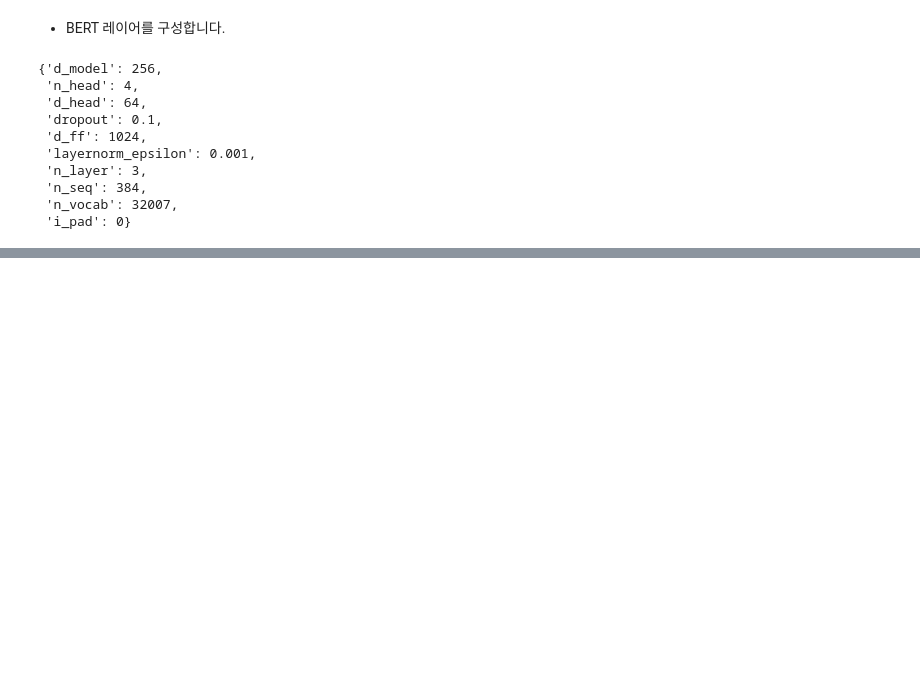
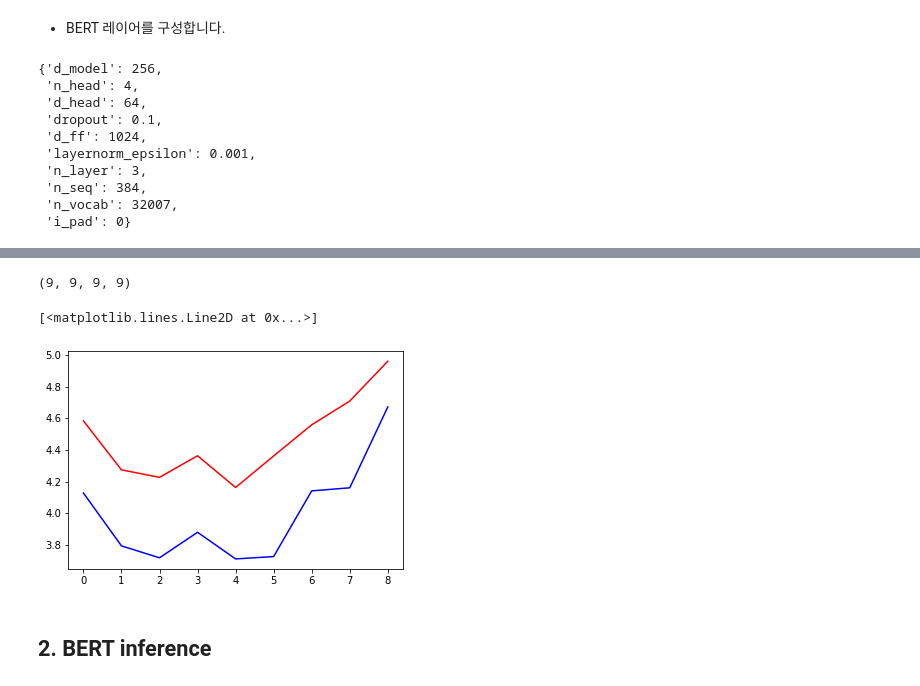
Before and after one commit to miinkang/AI_Project_AIFFEL, a Jupyter notebook: [E-19]KorQuAD_BERT.ipynb, the cells around one changed output, grey strips where cells are left out. Cells and saved outputs as stored; diff of their text form; code cells hidden in the pictures; blank space fills up the shorter version.

Commit message:
exploration 19. KorQuAD task with BERT

```diff
--- a/[E-19]KorQuAD_BERT.ipynb
+++ b/[E-19]KorQuAD_BERT.ipynb
@@ -1381,12 +1383,42 @@ acc_fn = tf.keras.metrics.sparse_categorical_accuracy
 
 optimizer = tf.keras.optimizers.Adam(learning_rate=5e-4)
 
+# 학습과정 시각화
+start_loss_list = []
+end_loss_list = []
+start_acc_list = []
+end_acc_list = []
+
+val_start_loss_list = []
+val_end_loss_list = []
+val_start_acc_list = []
+val_end_acc_list = []
+
 best_acc = .0
 patience = 0
-for epoch in range(20):
+for epoch in range(10):
+    # train set 학습
+    train_epoch(model, train_dataset, loss_fn, acc_fn, optimizer)
+    start_loss, end_loss, start_acc, end_acc = eval_epoch(model, train_dataset, loss_fn, acc_fn)
+    print(f'eval {epoch} >> loss: {start_loss:0.4f}, {end_loss:0.4f}, acc: {start_acc:0.4f}, {end_acc:0.4f}')
+
+    # 학습과정 시각화
+    start_loss_list.append(start_loss)
+    end_loss_list.append(end_loss)
+    start_acc_list.append(start_acc)
+    end_acc_list.append(end_acc)
+
+    # validation set 학습
     train_epoch(model, train_dataset, loss_fn, acc_fn, optimizer)
     start_loss, end_loss, start_acc, end_acc = eval_epoch(model, dev_dataset, loss_fn, acc_fn)
     print(f'eval {epoch} >> loss: {start_loss:0.4f}, {end_loss:0.4f}, acc: {start_acc:0.4f}, {end_acc:0.4f}')
+
+    # 학습과정 시각화
+    val_start_loss_list.append(start_loss)
+    val_end_loss_list.append(end_loss)
+    val_start_acc_list.append(start_acc)
+    val_end_acc_list.append(end_acc)
+
     acc = start_acc + end_acc
     if best_acc < acc:
         patience = 0
@@ -1400,0 +1450,12 @@ for epoch in range(20):
+# %%
+len(start_loss_list), len(end_loss_list), len(start_acc_list), len(end_acc_list)
+# %% [output]
+(9, 9, 9, 9)
+# %%
+plt.plot(start_loss_list, 'b')
+plt.plot(end_loss_list, 'r')
+# %% [output]
+[<matplotlib.lines.Line2D at 0x...>]
+[figure, added]
+# %% [markdown]
+## 2. BERT inference
```
Also changed, not shown: parts of 23 cells of this notebook.
